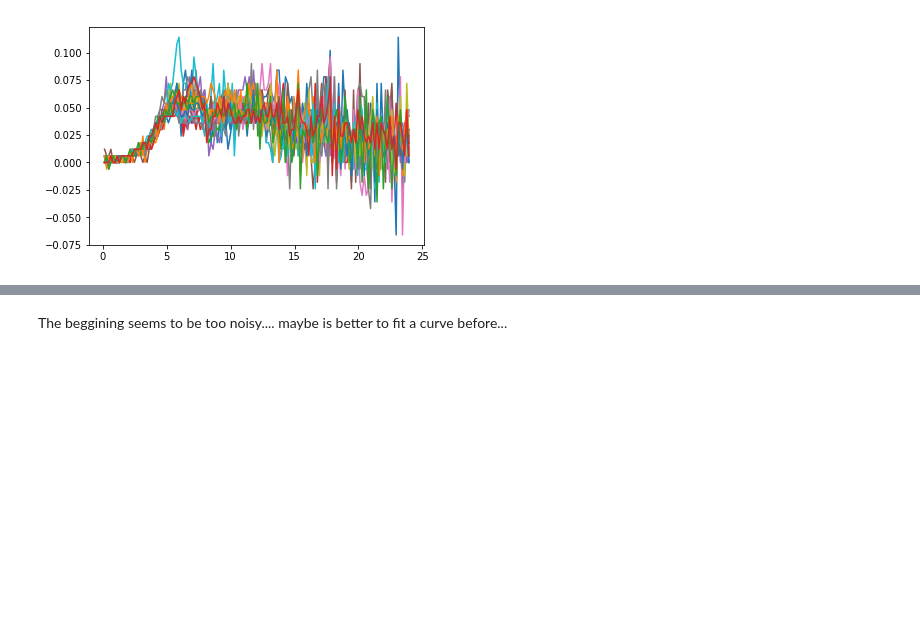
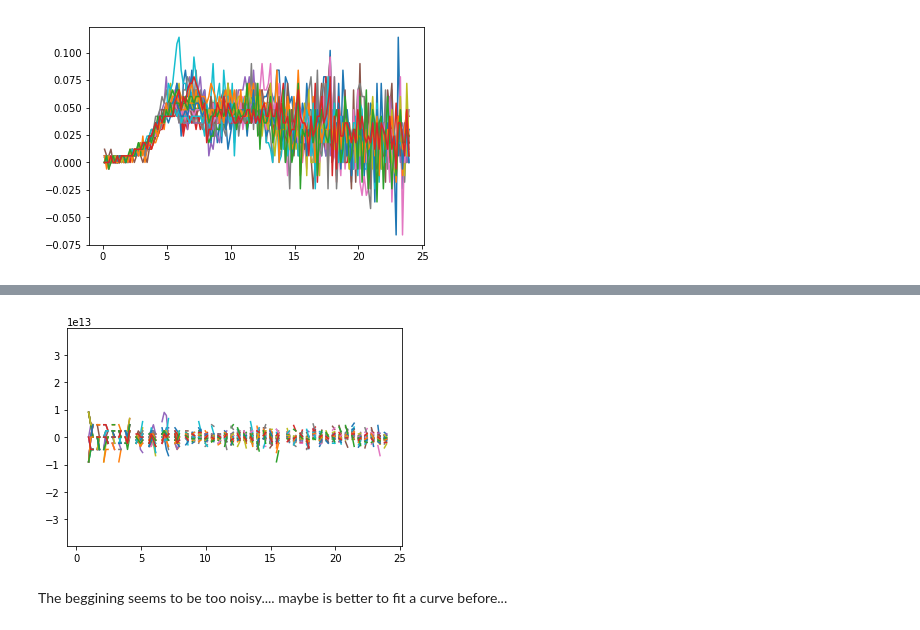
Before and after one commit to Prosimio/Plate_reader_analysis, a Jupyter notebook: Inverter_Analysis.ipynb, the cells around one changed output, grey strips where cells are left out. Cells and saved outputs as stored; diff of their text form; code cells hidden in the pictures; blank space fills up the shorter version.

```diff
--- a/Inverter_Analysis.ipynb
+++ b/Inverter_Analysis.ipynb
@@ -921,3 +933,14 @@ plt.show()
+# %%
+dA2 = np.diff(dA,axis=0)
+dT2 = np.diff(dT_matrix,axis=0)
+
+dA2dT2_dis = np.divide(dA2,dT2)
+
+# make the plot
+plt.plot(srp['OD600']['time'][1:-1], dA2dT2_dis)
+plt.show()
+# %% [output]
+[figure, added]
 # %% [markdown]
 The beggining seems to be too noisy.... maybe is better to fit a curve before...
 # %%
```
Also changed, not shown: parts of 12 cells of this notebook.
